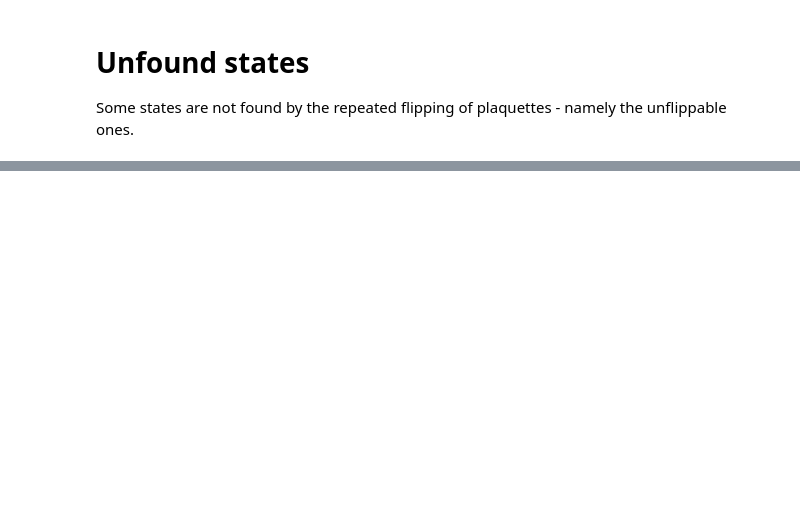
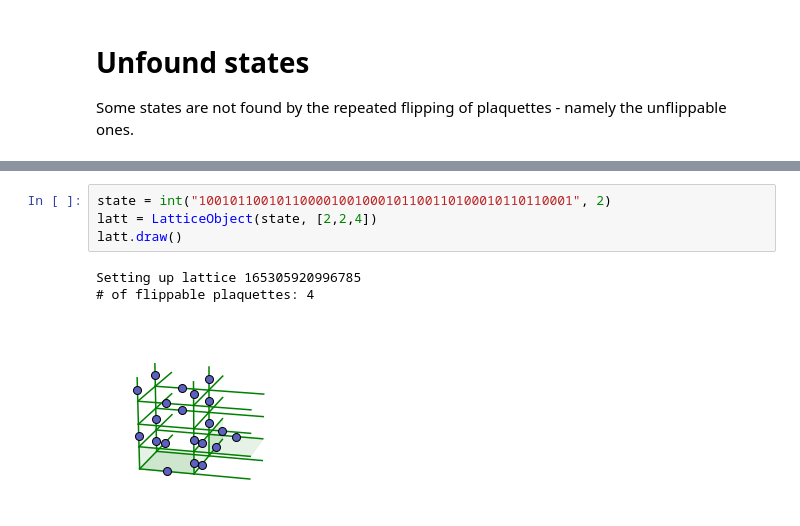
Before and after one commit to cygnus2/FQLMs, a Jupyter notebook: python_notebooks/unflippables.ipynb, the cells around one changed output, grey strips where cells are left out. Saved outputs shown, nothing was run; the diff lists cells and outputs as text; blank space fills up the shorter version.

```diff
--- a/python_notebooks/unflippables.ipynb
+++ b/python_notebooks/unflippables.ipynb
@@ -47,0 +51,8 @@ Setting up lattice 16096528
+# %%
+state = int("100101100101100001001000101100110100010110110001", 2)
+latt = LatticeObject(state, [2,2,4])
+latt.draw()
+# %% [output]
+Setting up lattice 165305920996785
+# of flippable plaquettes: 4
+[figure, added]
```
Also changed, not shown: parts of 3 cells of this notebook, 6 other files.
